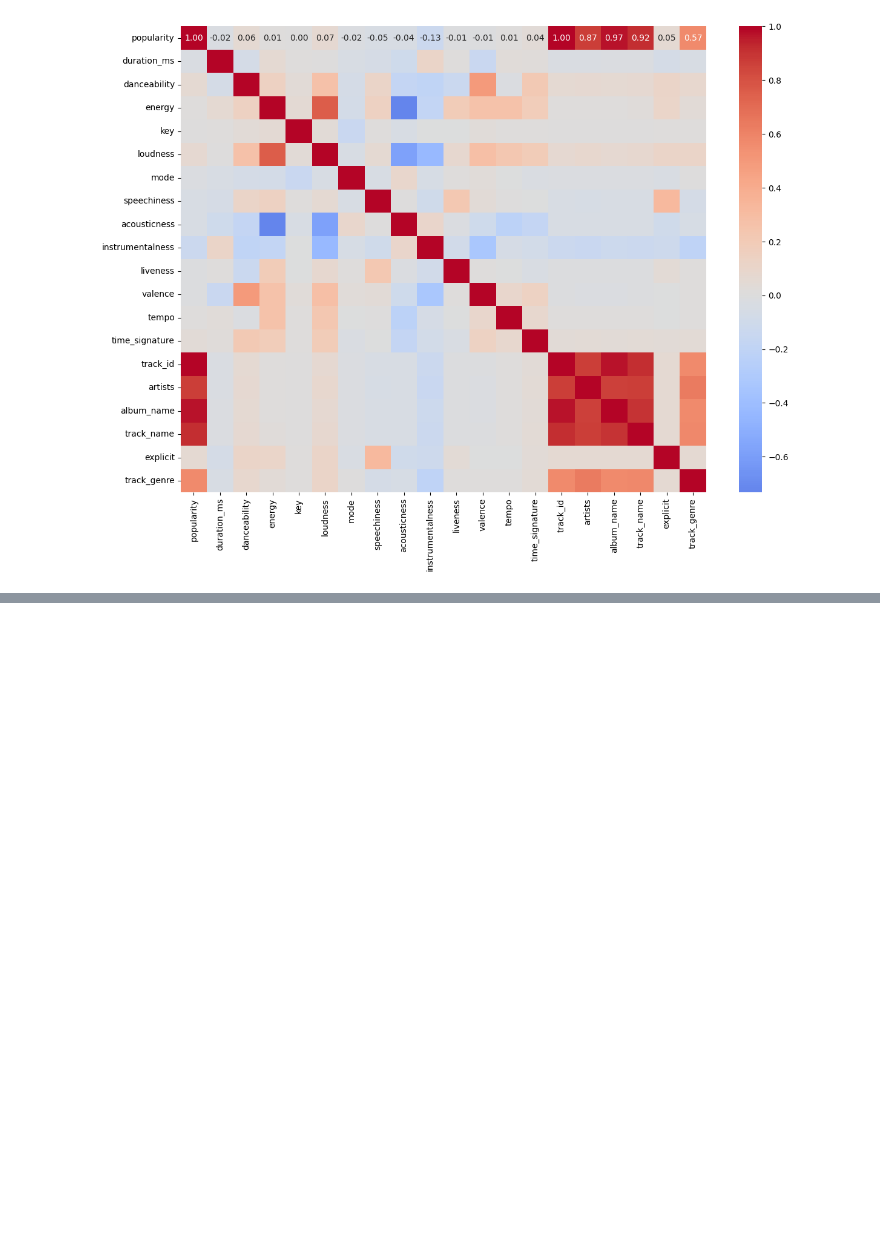
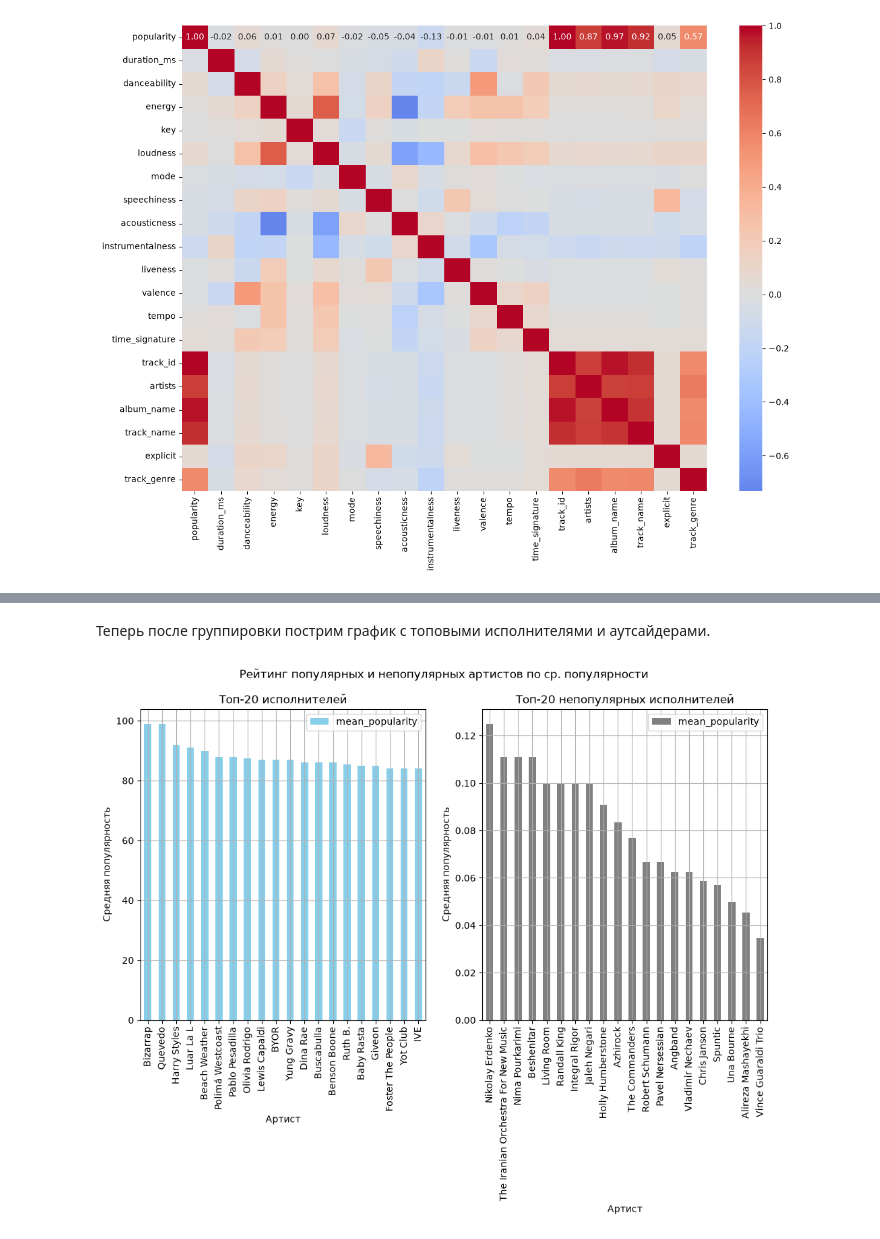
Before and after one commit to PieceOfBulka/gp5, a Jupyter notebook: eda_task_1.ipynb, the cells around one changed output, grey strips where cells are left out. Drawn from its saved outputs; the diff is of its cells as text; code cells hidden in the pictures; blank space fills up the shorter version.

Commit message:
Анализ исполнителей + обработка поля 'artists'

```diff
--- a/eda_task_1.ipynb
+++ b/eda_task_1.ipynb
@@ -591,0 +677,3 @@ plt.show()
+# %%
+df = pd.concat([df, splited_artist], axis=1)
+df
@@ -591,0 +696,3 @@ plt.show()
+# %%
+df.drop('artists', axis=1 , inplace=True)
+df
@@ -591,0 +715,10 @@ plt.show()
+# %%
+artists_columns_names = [name for name in df.columns if 'artist_' in name]
+print(artists_columns_names)
+
+all_artists_in_line = df[artists_columns_names + ['popularity']].melt(
+    id_vars = 'popularity',
+    value_vars = artists_columns_names,
+    value_name = 'artists'
+)
+all_artists_in_line
@@ -591,0 +740,3 @@ plt.show()
+# %%
+artist_mean_popularity = all_artists_in_line.groupby('artists')['popularity'].mean().reset_index().rename(columns={'popularity': 'mean_popularity'}).sort_values('mean_popularity', ascending=False)
+artist_mean_popularity
@@ -591,0 +757,37 @@ plt.show()
+# %% [markdown]
+Теперь после группировки пострим график с топовыми исполнителями и аутсайдерами.
+# %%
+fig, ax = plt.subplots(1, 2, figsize=(12, 6), sharex=False)
+
+artist_mean_popularity.head(20).plot(
+    kind = 'bar',
+    x = 'artists',
+    y = 'mean_popularity',
+    ax = ax[0],
+    color = 'skyblue'
+)
+ax[0].set_title('Топ-20 исполнителей')
+ax[0].set_xlabel('Артист')
+ax[0].set_ylabel('Средняя популярность')
+ax[0].grid()
+
+
+
+artist_mean_popularity[artist_mean_popularity['mean_popularity'] > 0].tail(20).plot(
+    kind = 'bar',
+    x = 'artists',
+    y = 'mean_popularity',
+    ax = ax[1],
+    color = 'grey'
+)
+ax[1].set_title('Топ-20 непопулярных исполнителей')
+ax[1].set_xlabel('Артист')
+ax[1].set_ylabel('Средняя популярность')
+ax[1].set_ylim(bottom=0)
+ax[1].grid()
+
+
+plt.suptitle('Рейтинг популярных и непопулярных артистов по ср. популярности')
+plt.show()
+# %% [output]
+[figure, added]
```
Also changed, not shown: parts of 23 cells of this notebook.
